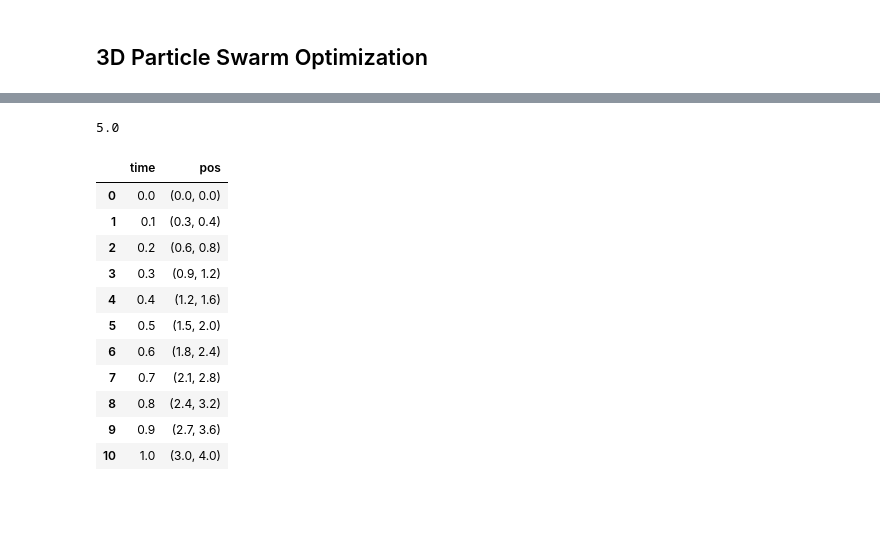
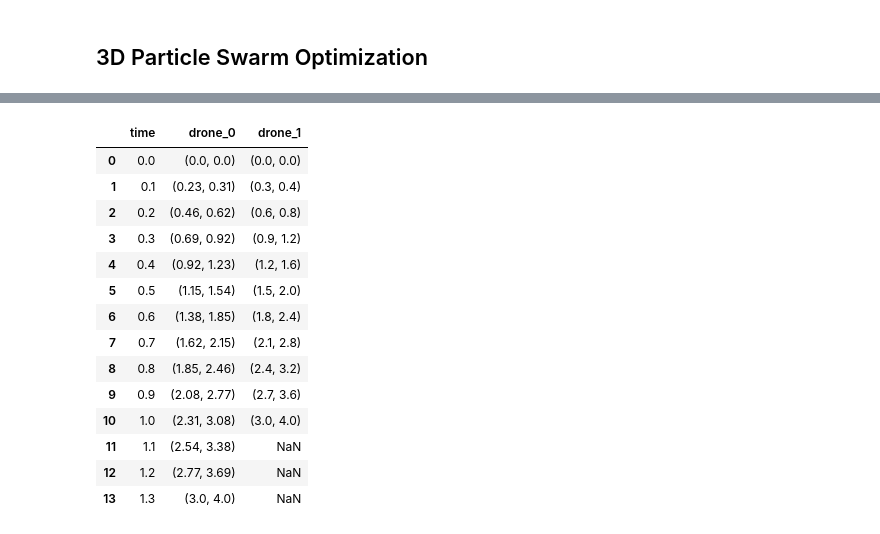
Before and after one commit to naguzmans/opportunistic-utm, a Jupyter notebook: pso_model_3D.ipynb, the cells around one changed output, grey strips where cells are left out. Saved outputs shown, nothing was run; the diff lists cells and outputs as text; code cells hidden in the pictures; blank space fills up the shorter version.

```diff
--- a/pso_model_3D.ipynb
+++ b/pso_model_3D.ipynb
@@ -316,47 +316,66 @@ class Drone:
       try:
         dx = x[i+1]-x[i]
         dy = y[i+1]-y[i]
         dh = np.sqrt(dx**2+dy**2)
         length += dh
       except:
         break
     length = round(length,1)
-    print(length)
 
     time = length/self.speed
     time_vector = np.arange(0, round(time,2)*10 + 1)/10
     xnew = np.linspace(x[0],x[-1],len(time_vector))
     interp = interp1d(x, y)
     yinterp = interp(xnew)
 
     df = pd.DataFrame({'time':time_vector, 'x':xnew, 'y':yinterp})
     df.x = df.x.round(2)
     df.y = df.y.round(2)
     df['pos'] = df[['x','y']].apply(tuple, axis=1)
 
     return df.drop(columns=['x', 'y'])
 
   def update_speed(self, speed):
     self.speed = speed
     return self.get_track(self.x, self.y)
 
+class CDR():
+  def __init__(self):
+    self.master = []
+    self.drone_index = 0
+
+  def add_drone(self, drone, track):
+    if len(self.master) == 0:
+      self.master = drone.get_track(track[0], track[1])
+      self.master.columns = ['time', f'drone_{self.drone_index}']
+      self.drone_index += 1
+    else:
+      # print('hello')
+      # print(drone.get_track(track[0], track[1]))
+      self.master = pd.concat([self.master.set_index('time'), drone.get_track(track[0], track[1]).set_index('time')], axis=1).reset_index()
+      self.master.columns = [*self.master.columns[:-1], f'drone_{self.drone_index}']
+      self.drone_index += 1
+
 x = np.linspace(0,3,100)
 y = np.linspace(0,4,100)
-# y = np.sin(x)
 
-drone = Drone(speed = 5)
-drone.get_track(x,y)
+cdr = CDR()
+cdr.add_drone(drone=Drone(speed=4), track=(x,y))
+cdr.add_drone(drone=Drone(speed=5), track=(x,y))
+cdr.master
 # %% [output]
-5.0
-|  | time | pos |
-| 0 | 0.0 | (0.0, 0.0) |
-| 1 | 0.1 | (0.3, 0.4) |
-| 2 | 0.2 | (0.6, 0.8) |
-| 3 | 0.3 | (0.9, 1.2) |
-| 4 | 0.4 | (1.2, 1.6) |
-| 5 | 0.5 | (1.5, 2.0) |
-| 6 | 0.6 | (1.8, 2.4) |
-| 7 | 0.7 | (2.1, 2.8) |
-| 8 | 0.8 | (2.4, 3.2) |
-| 9 | 0.9 | (2.7, 3.6) |
-| 10 | 1.0 | (3.0, 4.0) |
+|  | time | drone_0 | drone_1 |
+| 0 | 0.0 | (0.0, 0.0) | (0.0, 0.0) |
+| 1 | 0.1 | (0.23, 0.31) | (0.3, 0.4) |
+| 2 | 0.2 | (0.46, 0.62) | (0.6, 0.8) |
+| 3 | 0.3 | (0.69, 0.92) | (0.9, 1.2) |
+| 4 | 0.4 | (0.92, 1.23) | (1.2, 1.6) |
+| 5 | 0.5 | (1.15, 1.54) | (1.5, 2.0) |
+| 6 | 0.6 | (1.38, 1.85) | (1.8, 2.4) |
+| 7 | 0.7 | (1.62, 2.15) | (2.1, 2.8) |
+| 8 | 0.8 | (1.85, 2.46) | (2.4, 3.2) |
+| 9 | 0.9 | (2.08, 2.77) | (2.7, 3.6) |
+| 10 | 1.0 | (2.31, 3.08) | (3.0, 4.0) |
+| 11 | 1.1 | (2.54, 3.38) | NaN |
+| 12 | 1.2 | (2.77, 3.69) | NaN |
+| 13 | 1.3 | (3.0, 4.0) | NaN |
```
